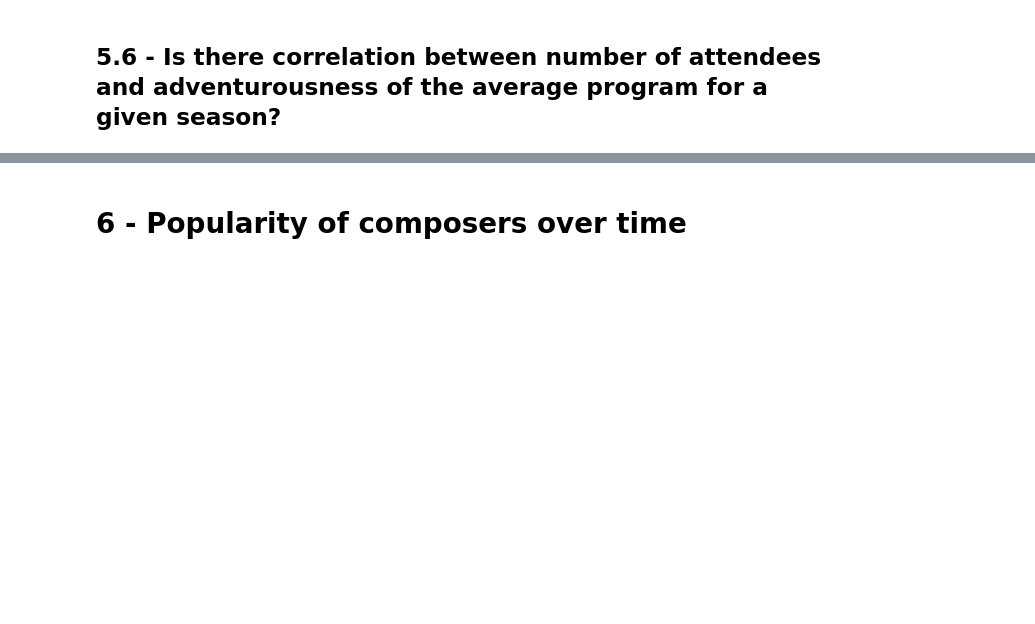
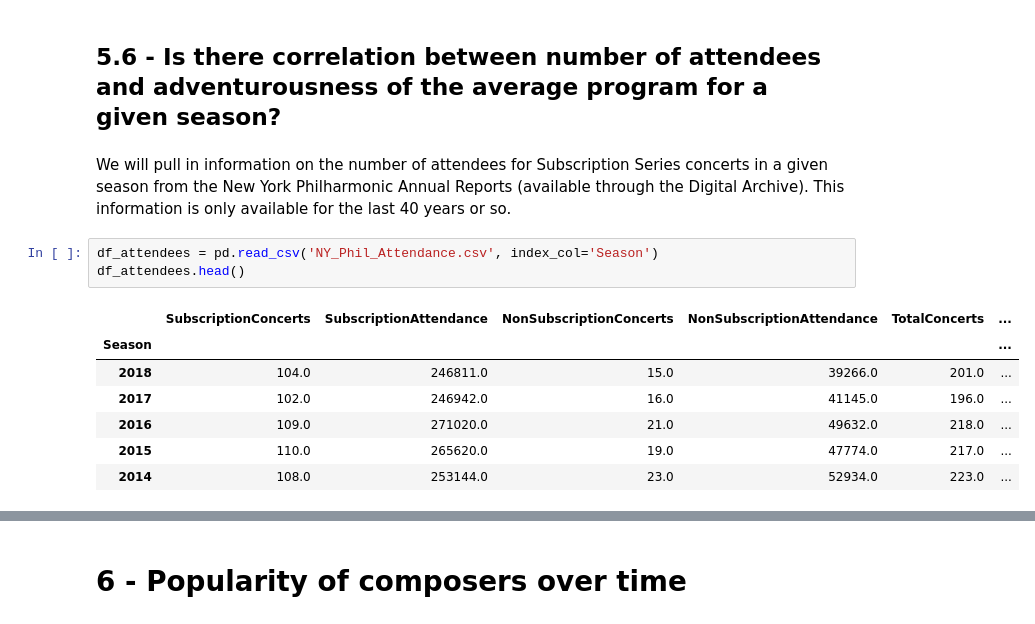
Before and after one commit to physinet/NY-Phil-EDA, a Jupyter notebook: EDA.ipynb, the cells around one changed output, grey strips where cells are left out. Cells and saved outputs as stored; diff of their text form; blank space fills up the shorter version.

```diff
--- a/EDA.ipynb
+++ b/EDA.ipynb
@@ -610,3 +610,16 @@ Text(0, 0.5, 'Non-adventurousness of repertoire')
 Recent non-subscription concerts have been getting more adventurous.
 # %% [markdown]
 ## 5.6 - Is there correlation between number of attendees and adventurousness of the average program for a given season?
+# %% [markdown]
+We will pull in information on the number of attendees for Subscription Series concerts in a given season from the New York Philharmonic Annual Reports (available through the Digital Archive). This information is only available for the last 40 years or so.
+# %%
+df_attendees = pd.read_csv('NY_Phil_Attendance.csv', index_col='Season')
+df_attendees.head()
+# %% [output]
+|  | SubscriptionConcerts | SubscriptionAttendance | NonSubscriptionConcerts | NonSubscriptionAttendance | TotalConcerts | ... |
+| Season |  |  |  |  |  | ... |
+| 2018 | 104.0 | 246811.0 | 15.0 | 39266.0 | 201.0 | ... |
+| 2017 | 102.0 | 246942.0 | 16.0 | 41145.0 | 196.0 | ... |
+| 2016 | 109.0 | 271020.0 | 21.0 | 49632.0 | 218.0 | ... |
+| 2015 | 110.0 | 265620.0 | 19.0 | 47774.0 | 217.0 | ... |
+| 2014 | 108.0 | 253144.0 | 23.0 | 52934.0 | 223.0 | ... |
```
Also changed, not shown: parts of 11 cells of this notebook, 1 other file.
